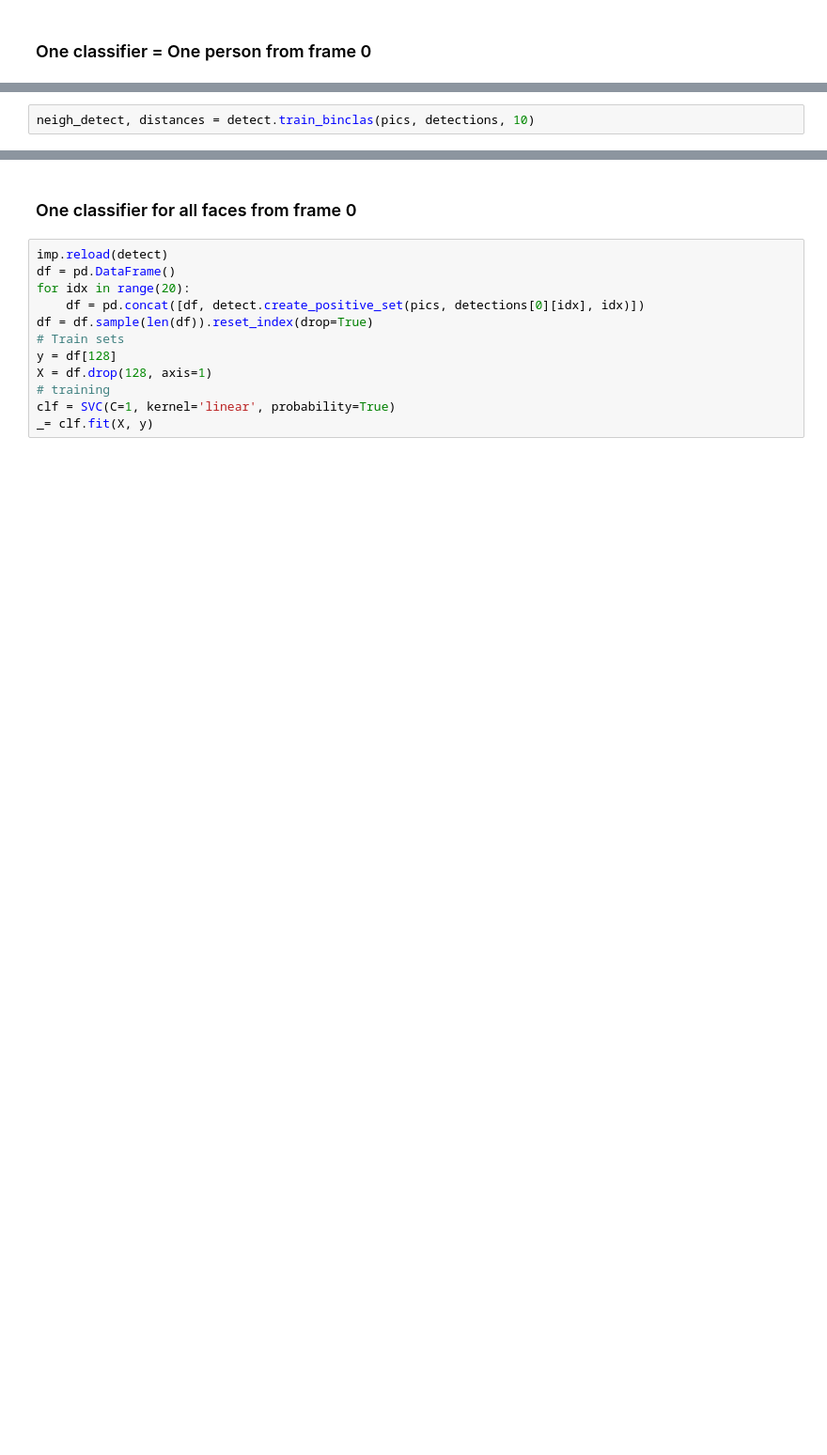
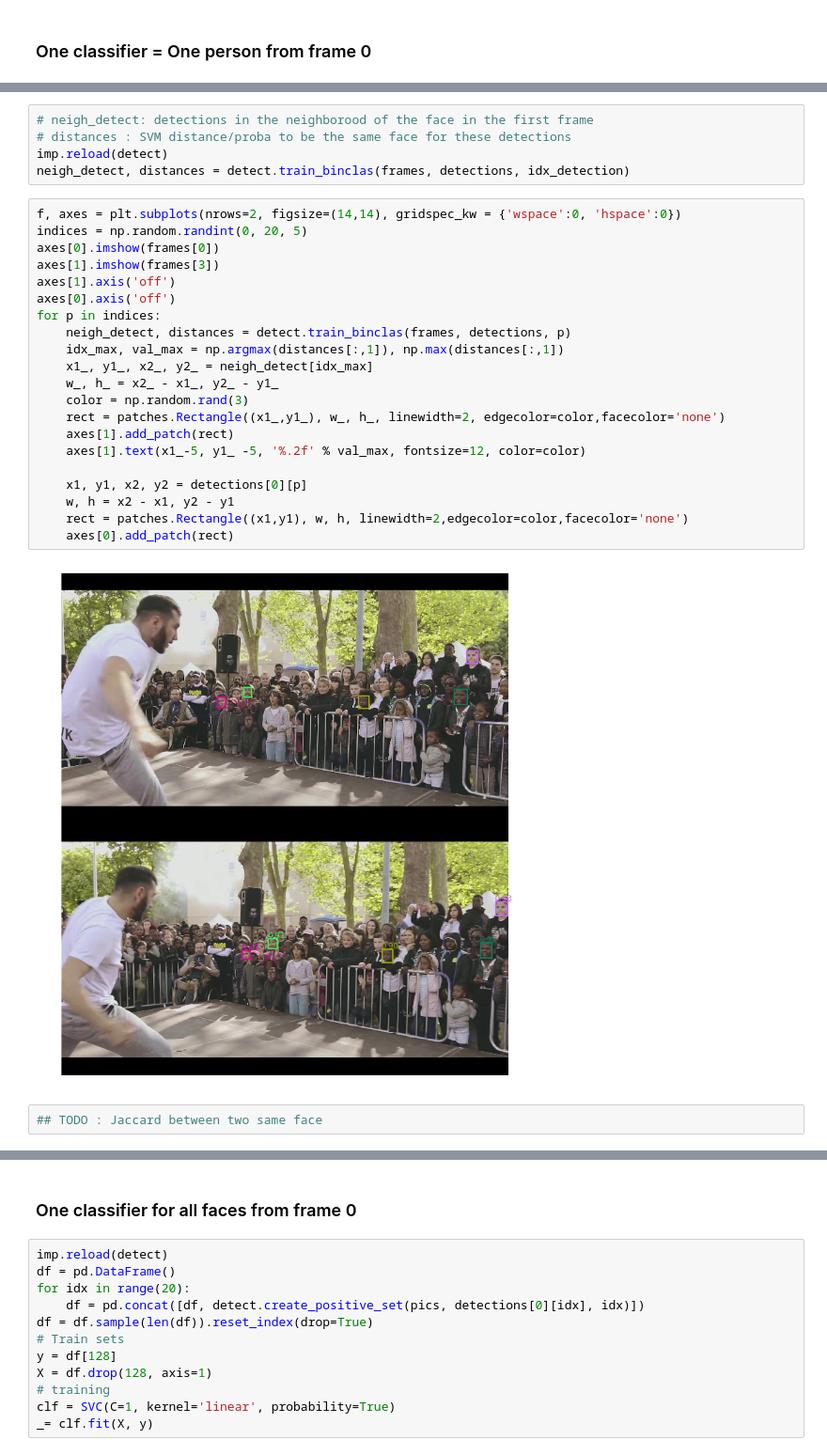
Before and after one commit to alexattia/ExtendedTinyFaces, a Jupyter notebook: Video detection.ipynb, the cells around one changed output, grey strips where cells are left out. Shown at 94% size. Cells and saved outputs as stored; diff of their text form; blank space fills up the shorter version.

```diff
--- a/Video detection.ipynb
+++ b/Video detection.ipynb
@@ -95,2 +84,0 @@ for j in range(4):
-# %%
-neigh_detect, distances = detect.train_binclas(pics, detections, 10)
@@ -96,0 +87,30 @@ neigh_detect, distances = detect.train_binclas(pics, detections, 10)
+# %%
+# neigh_detect: detections in the neighborood of the face in the first frame
+# distances : SVM distance/proba to be the same face for these detections
+imp.reload(detect)
+neigh_detect, distances = detect.train_binclas(frames, detections, idx_detection)
+# %%
+f, axes = plt.subplots(nrows=2, figsize=(14,14), gridspec_kw = {'wspace':0, 'hspace':0})
+indices = np.random.randint(0, 20, 5)
+axes[0].imshow(frames[0])
+axes[1].imshow(frames[3])
+axes[1].axis('off')
+axes[0].axis('off')
+for p in indices:
+    neigh_detect, distances = detect.train_binclas(frames, detections, p)
+    idx_max, val_max = np.argmax(distances[:,1]), np.max(distances[:,1])
+    x1_, y1_, x2_, y2_ = neigh_detect[idx_max]
+    w_, h_ = x2_ - x1_, y2_ - y1_
+    color = np.random.rand(3)
+    rect = patches.Rectangle((x1_,y1_), w_, h_, linewidth=2, edgecolor=color,facecolor='none')
+    axes[1].add_patch(rect)
+    axes[1].text(x1_-5, y1_ -5, '%.2f' % val_max, fontsize=12, color=color)
+
+    x1, y1, x2, y2 = detections[0][p]
+    w, h = x2 - x1, y2 - y1
+    rect = patches.Rectangle((x1,y1), w, h, linewidth=2,edgecolor=color,facecolor='none')
+    axes[0].add_patch(rect)
+# %% [output]
+[figure, added]
+# %%
+## TODO : Jaccard between two same face
```
Also changed, not shown: parts of 20 cells of this notebook, 1 other file.
